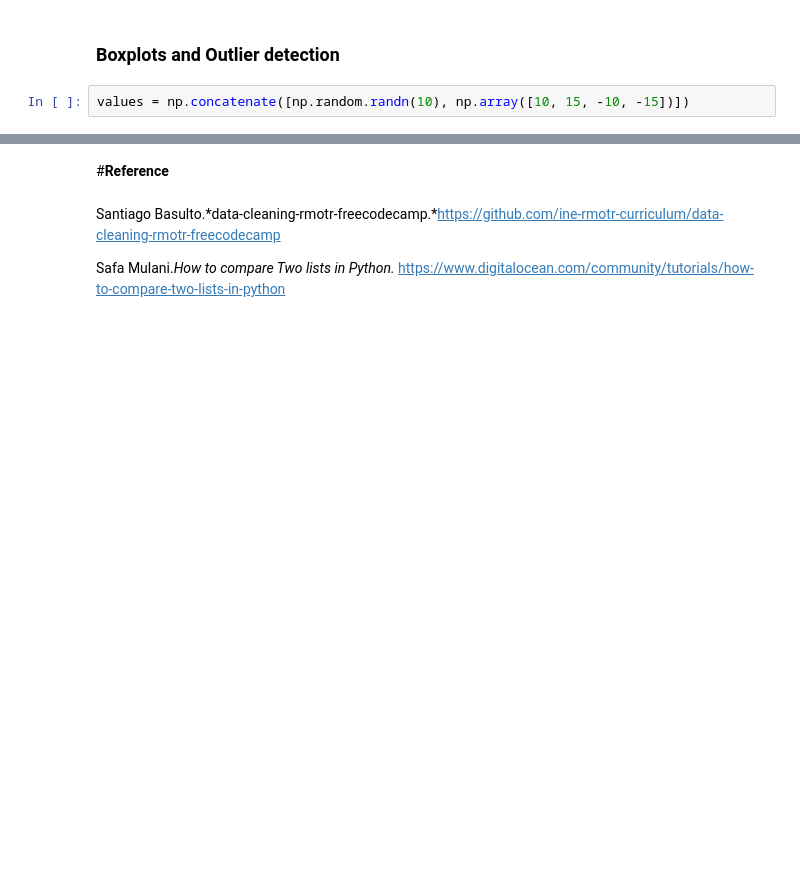
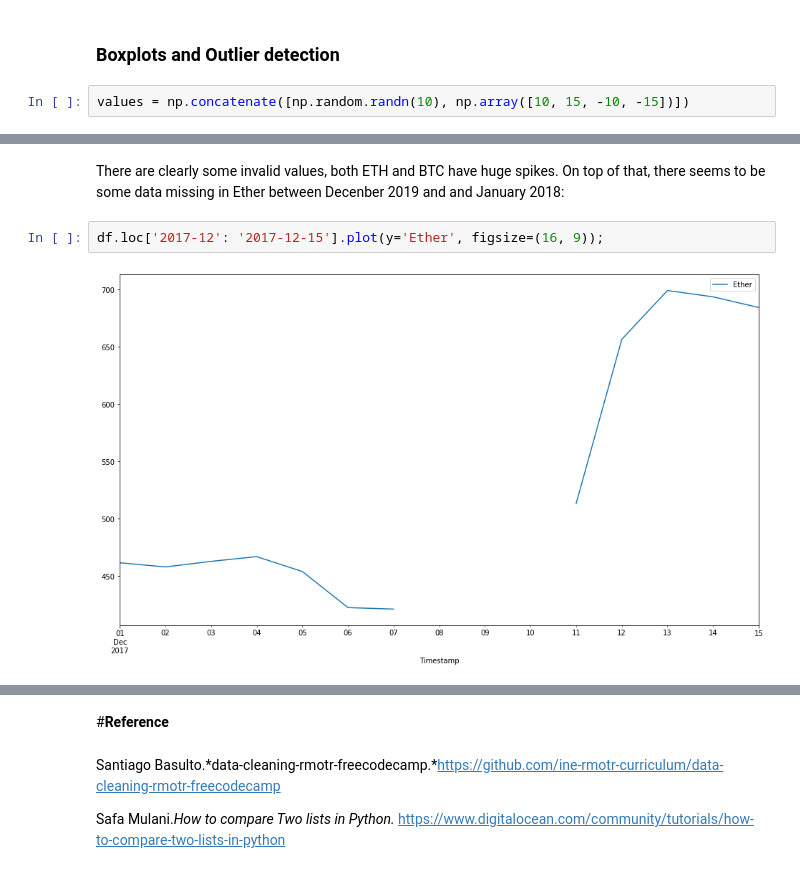
Before and after one commit to niklaust/Data_Science, a Jupyter notebook: Data_Cleaning_notebook_of_niklaust.ipynb, the cells around one changed output, grey strips where cells are left out. Drawn from its saved outputs; the diff is of its cells as text; blank space fills up the shorter version.

```diff
--- a/Data_Cleaning_notebook_of_niklaust.ipynb
+++ b/Data_Cleaning_notebook_of_niklaust.ipynb
@@ -1583,0 +1649,6 @@ plt.show()
+# %% [markdown]
+There are clearly some invalid values, both ETH and BTC have huge spikes. On top of that, there seems to be some data missing in Ether between Decenber 2019 and and January 2018:
+# %%
+df.loc['2017-12': '2017-12-15'].plot(y='Ether', figsize=(16, 9));
+# %% [output]
+[figure, added]
```
Also changed, not shown: parts of 101 cells of this notebook.
